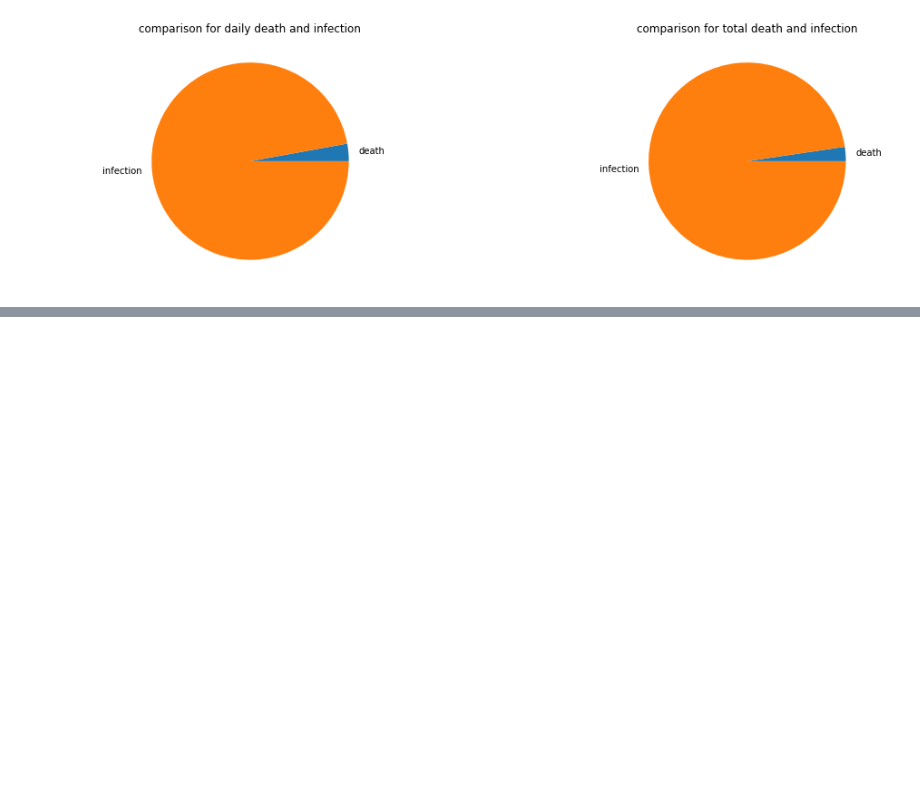
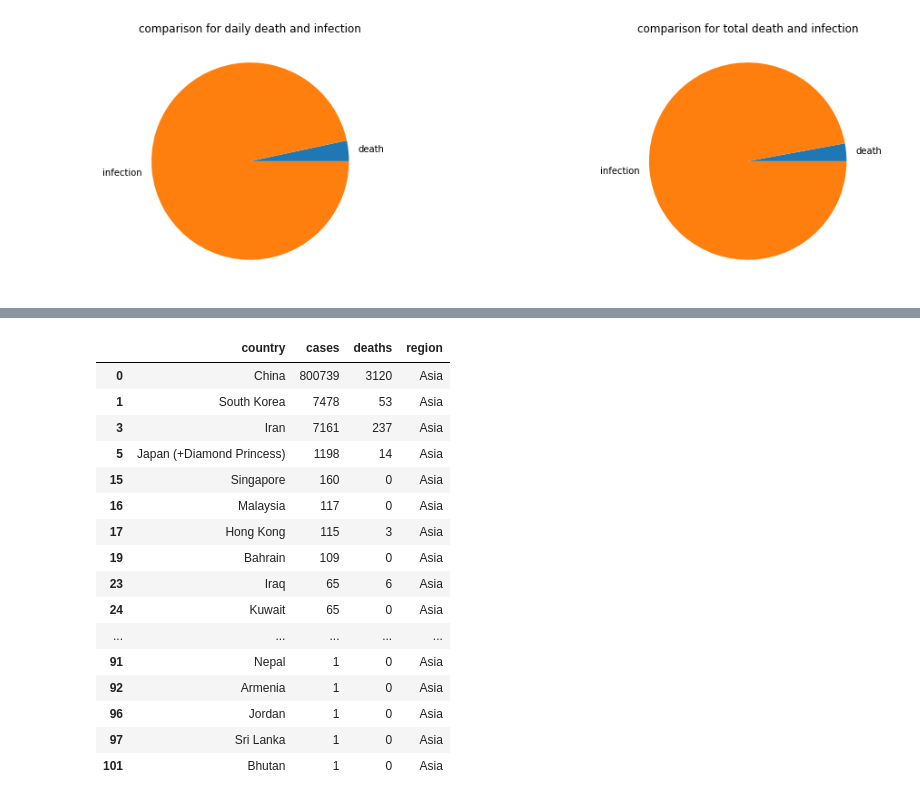
Before and after one commit to saitzaw/covid-dash, a Jupyter notebook: COVID_19.ipynb, the cells around one changed output, grey strips where cells are left out. Drawn from its saved outputs; the diff is of its cells as text; code cells hidden in the pictures; blank space fills up the shorter version.

```diff
--- a/COVID_19.ipynb
+++ b/COVID_19.ipynb
@@ -241,0 +272,21 @@ Text(0.5, 1.0, 'Infected patient, mild condition, critical')
+# %%
+region = country_data.groupby('region')
+region.get_group('Asia')
+# %% [output]
+|  | country | cases | deaths | region |
+| 0 | China | 800739 | 3120 | Asia |
+| 1 | South Korea | 7478 | 53 | Asia |
+| 3 | Iran | 7161 | 237 | Asia |
+| 5 | Japan (+Diamond Princess) | 1198 | 14 | Asia |
+| 15 | Singapore | 160 | 0 | Asia |
+| 16 | Malaysia | 117 | 0 | Asia |
+| 17 | Hong Kong | 115 | 3 | Asia |
+| 19 | Bahrain | 109 | 0 | Asia |
+| 23 | Iraq | 65 | 6 | Asia |
+| 24 | Kuwait | 65 | 0 | Asia |
+| ... | ... | ... | ... | ... |
+| 91 | Nepal | 1 | 0 | Asia |
+| 92 | Armenia | 1 | 0 | Asia |
+| 96 | Jordan | 1 | 0 | Asia |
+| 97 | Sri Lanka | 1 | 0 | Asia |
+| 101 | Bhutan | 1 | 0 | Asia |
```
Also changed, not shown: parts of 30 cells of this notebook.
